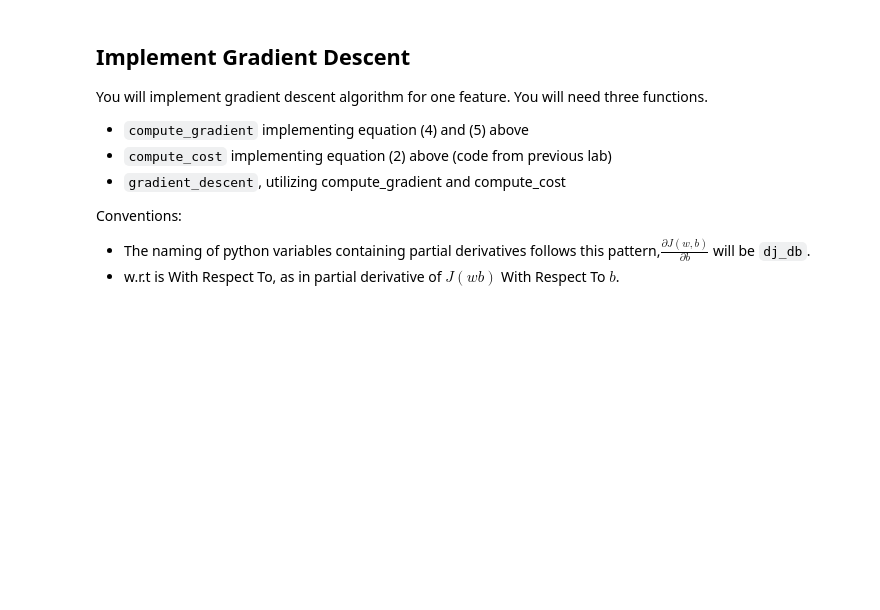
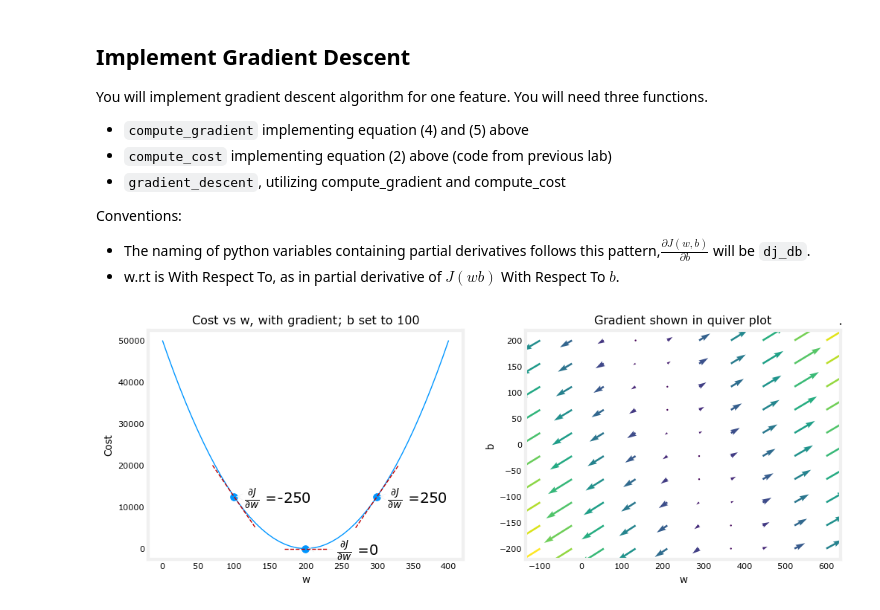
Before and after one commit to ethan-chang-nmc/ml.learn, a Jupyter notebook: stanford_online/ml_specialization/supervised_ml/gradient_descent.ipynb, the cells around one changed output. Cells and saved outputs as stored; diff of their text form; code cells hidden in the pictures; blank space fills up the shorter version.

```diff
--- a/stanford_online/ml_specialization/supervised_ml/gradient_descent.ipynb
+++ b/stanford_online/ml_specialization/supervised_ml/gradient_descent.ipynb
@@ -96,3 +96,8 @@ def compute_gradient(x, y, w, b):
     dj_db = dj_db / m
 
     return dj_dw, dj_db
+# %%
+plt_gradients(x_train,y_train, compute_cost, compute_gradient)
+plt.show()
+# %% [output]
+[figure, added]
```
Also changed, not shown: parts of 6 cells of this notebook.
